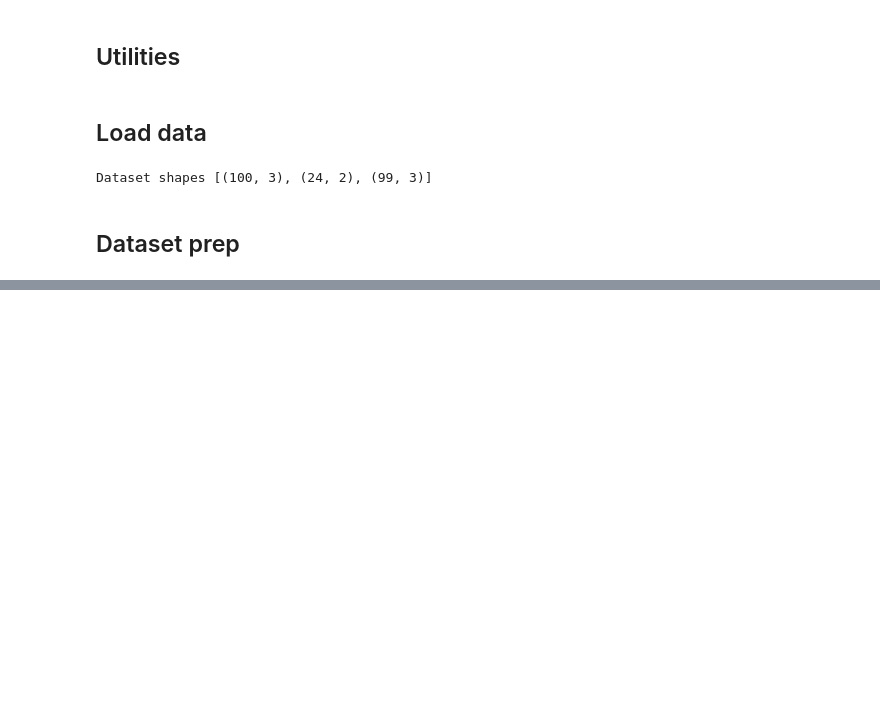
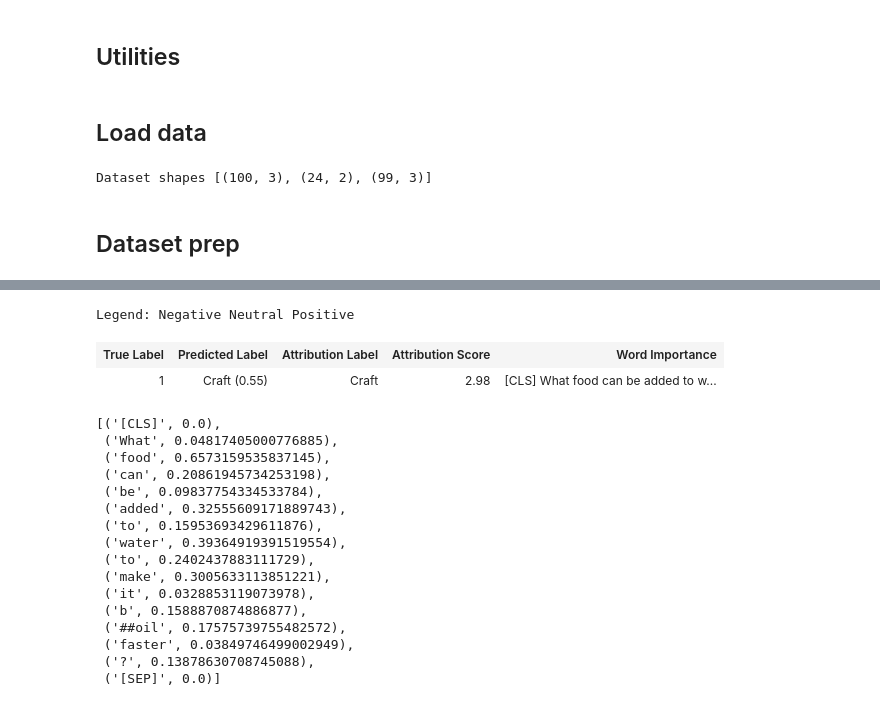
Before and after one commit to MarckK/retrospective-llm-eval, a Jupyter notebook: notebooks/train-propensity-score.ipynb, the cells around one changed output, grey strips where cells are left out. Cells and saved outputs as stored; diff of their text form; code cells hidden in the pictures; blank space fills up the shorter version.

```diff
--- a/notebooks/train-propensity-score.ipynb
+++ b/notebooks/train-propensity-score.ipynb
@@ -339,0 +644,26 @@ Why is banana flavoring so different from the flavor of a banana?
+# %%
+word_attributions = cls_explainer(
+    "What food can be added to water to make it boil faster?"
+)
+cls_explainer.visualize("distilbert_viz.html")
+word_attributions
+# %% [output]
+Legend: Negative Neutral Positive
+| True Label | Predicted Label | Attribution Label | Attribution Score | Word Importance |
+| 1 | Craft (0.55) | Craft | 2.98 | [CLS] What food can be added to w... |
+[('[CLS]', 0.0),
+ ('What', 0.04817405000776885),
+ ('food', 0.6573159535837145),
+ ('can', 0.20861945734253198),
+ ('be', 0.09837754334533784),
+ ('added', 0.32555609171889743),
+ ('to', 0.15953693429611876),
+ ('water', 0.39364919391519554),
+ ('to', 0.2402437883111729),
+ ('make', 0.3005633113851221),
+ ('it', 0.0328853119073978),
+ ('b', 0.1588870874886877),
+ ('##oil', 0.17575739755482572),
+ ('faster', 0.03849746499002949),
+ ('?', 0.13878630708745088),
+ ('[SEP]', 0.0)]
```
Also changed, not shown: parts of 38 cells of this notebook.
